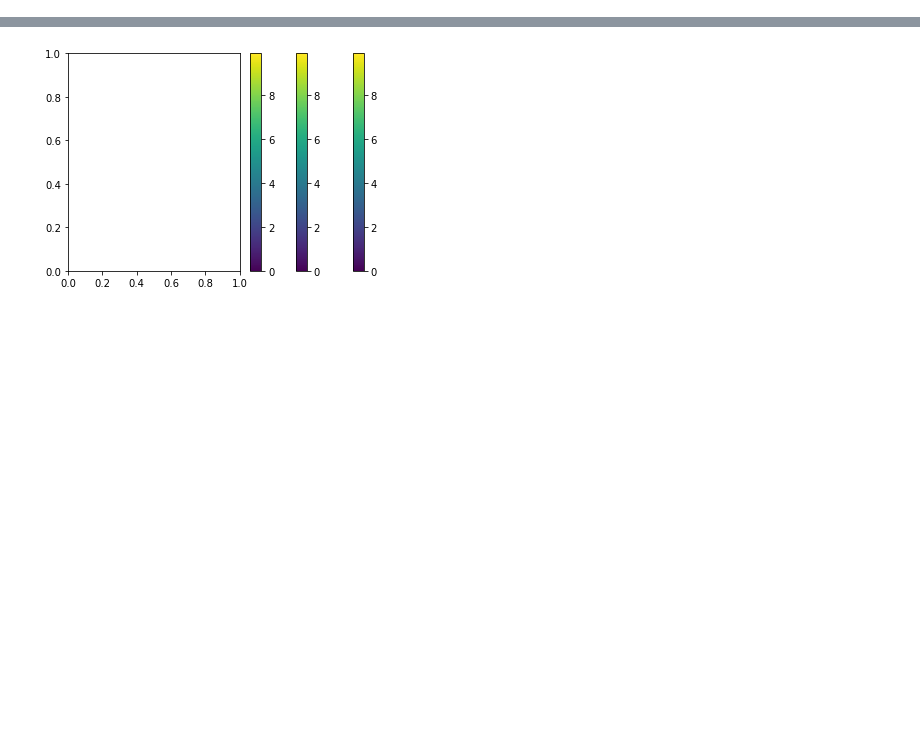
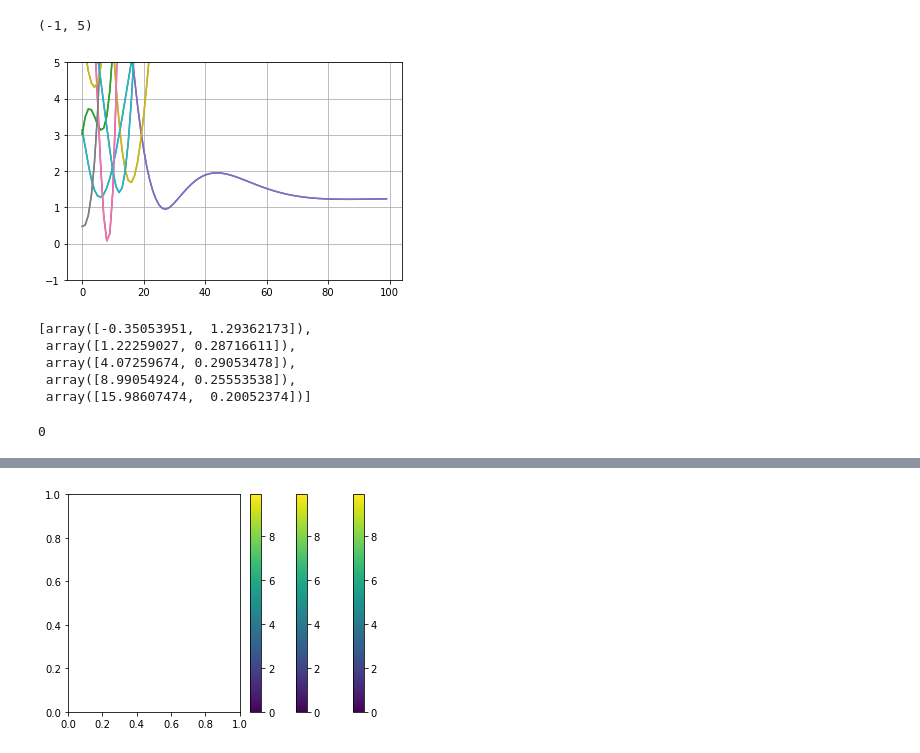
Before and after one commit to dev10110/SwarmSimulator, a Jupyter notebook: Testing/test_1.ipynb, the cells around one changed output, grey strips where cells are left out. Saved outputs shown, nothing was run; the diff lists cells and outputs as text; code cells hidden in the pictures; blank space fills up the shorter version.

```diff
--- a/Testing/test_1.ipynb
+++ b/Testing/test_1.ipynb
@@ -170,0 +257,19 @@ plt.show()
+# %%
+for i in range(N):
+    for j in range(N):
+        if i is not j:
+            plt.plot((pList[i].history.px-pList[j].history.px)**2 +(pList[i].history.py-pList[j].history.py)**2)
+
+plt.grid()
+plt.ylim([-1,5])
+# %% [output]
+(-1, 5)
+[figure, added]
+# %%
+[p.p for p in pList]
+# %% [output]
+[array([-0.35053951,  1.29362173]),
+ array([1.22259027, 0.28716611]),
+ array([4.07259674, 0.29053478]),
+ array([8.99054924, 0.25553538]),
+ array([15.98607474,  0.20052374])]
@@ -170,0 +278,5 @@ plt.show()
+# %%
+i=0
+sum([pList[0].repulsion(pList[j].p,p_rep = 1, r0 = 1) for j in range(N) if j is not i])
+# %% [output]
+0
```
Also changed, not shown: parts of 10 cells of this notebook.
